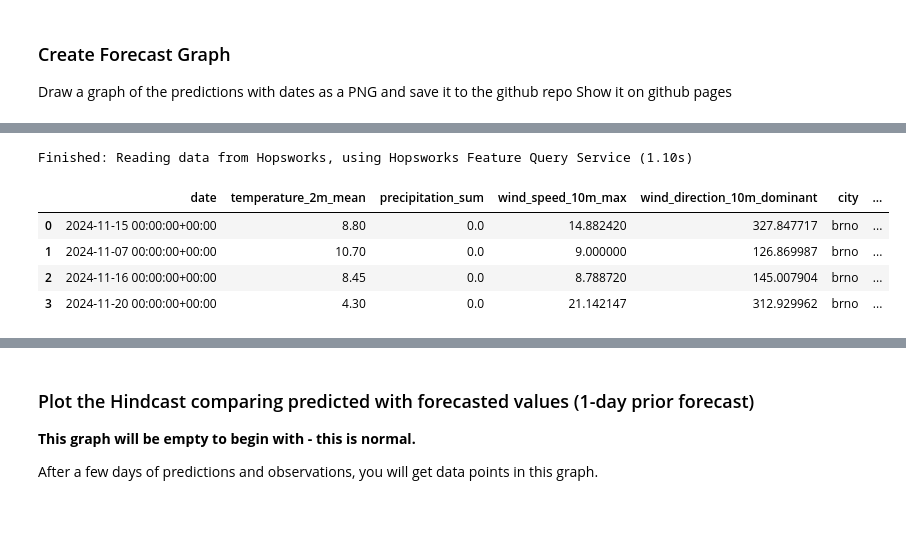
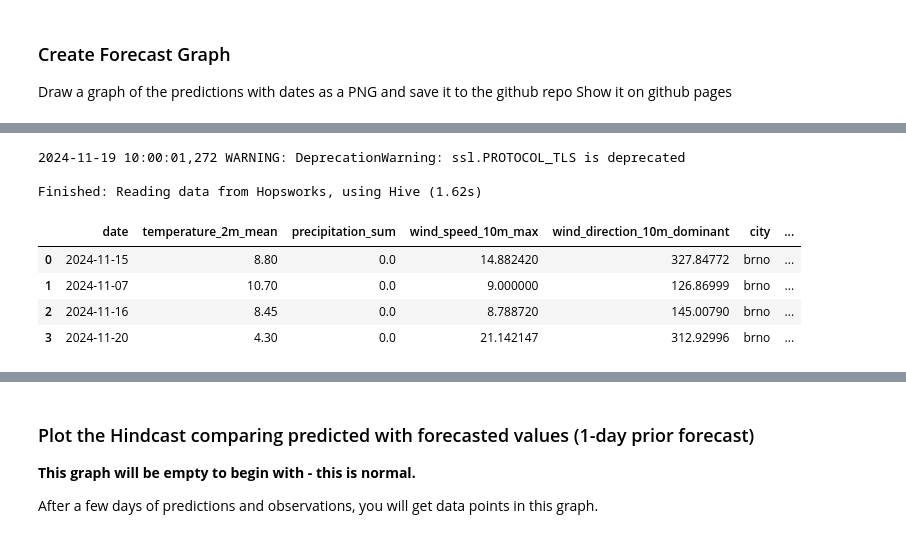
Before and after one commit to samlama111/id2223-assignment1, a Jupyter notebook: notebooks/4_air_quality_batch_inference.ipynb, the cells around one changed output, grey strips where cells are left out. Cells and saved outputs as stored; diff of their text form; code cells hidden in the pictures.

```diff
--- a/notebooks/4_air_quality_batch_inference.ipynb
+++ b/notebooks/4_air_quality_batch_inference.ipynb
@@ -95,6 +95,6 @@ weather_fg = fs.get_feature_group(
     name='weather',
     version=1,
 )
-batch_data = weather_fg.filter(weather_fg.date >= today).read()
+batch_data = weather_fg.filter(weather_fg.date >= today).read(read_options={"use_hive": True})
 batch_data
 # %% [output]
@@ -211,6 +210,12 @@ monitor_fg = fs.get_or_create_feature_group(
     primary_key=['city','street','date','days_before_forecast_day'],
     event_time="date"
 )
+# %%
+# stupid error
+batch_data["precipitation_sum"] = batch_data["precipitation_sum"].astype("float32")
+batch_data["temperature_2m_mean"] = batch_data["temperature_2m_mean"].astype("float32")
+batch_data["wind_speed_10m_max"] = batch_data["wind_speed_10m_max"].astype("float32")
+batch_data["wind_direction_10m_dominant"] = batch_data["wind_direction_10m_dominant"].astype("float32")
 # %%
 monitor_fg.insert(batch_data, write_options={"wait_for_job": True})
 # %% [output]
@@ -221,15 +226,17 @@ https://c.app.hopsworks.ai/p/1159324/jobs/named/aq_predictions_1_offline_fg_mate
 (<hsfs.core.job.Job at 0x...>, None)
 # %%
 # We will create a hindcast chart for  only the forecasts made 1 day beforehand
-monitoring_df = monitor_fg.filter(monitor_fg.days_before_forecast_day == 1).read()
+monitoring_df = monitor_fg.filter(monitor_fg.days_before_forecast_day == 1).read(read_options={"use_hive": True})
 monitoring_df
 # %% [output]
-Finished: Reading data from Hopsworks, using Hopsworks Feature Query Service (1.10s)
+2024-11-19 10:00:01,272 WARNING: DeprecationWarning: ssl.PROTOCOL_TLS is deprecated
+
+Finished: Reading data from Hopsworks, using Hive (1.62s)
 |  | date | temperature_2m_mean | precipitation_sum | wind_speed_10m_max | wind_direction_10m_dominant | city | ... |
-| 0 | 2024-11-15 00:00:00+00:00 | 8.80 | 0.0 | 14.882420 | 327.847717 | brno | ... |
-| 1 | 2024-11-07 00:00:00+00:00 | 10.70 | 0.0 | 9.000000 | 126.869987 | brno | ... |
-| 2 | 2024-11-16 00:00:00+00:00 | 8.45 | 0.0 | 8.788720 | 145.007904 | brno | ... |
-| 3 | 2024-11-20 00:00:00+00:00 | 4.30 | 0.0 | 21.142147 | 312.929962 | brno | ... |
+| 0 | 2024-11-15 | 8.80 | 0.0 | 14.882420 | 327.84772 | brno | ... |
+| 1 | 2024-11-07 | 10.70 | 0.0 | 9.000000 | 126.86999 | brno | ... |
+| 2 | 2024-11-16 | 8.45 | 0.0 | 8.788720 | 145.00790 | brno | ... |
+| 3 | 2024-11-20 | 4.30 | 0.0 | 21.142147 | 312.92996 | brno | ... |
 # %%
 air_quality_fg = fs.get_feature_group(
     name='air_quality',
```
Also changed, not shown: parts of 11 cells of this notebook, 1 other file.
